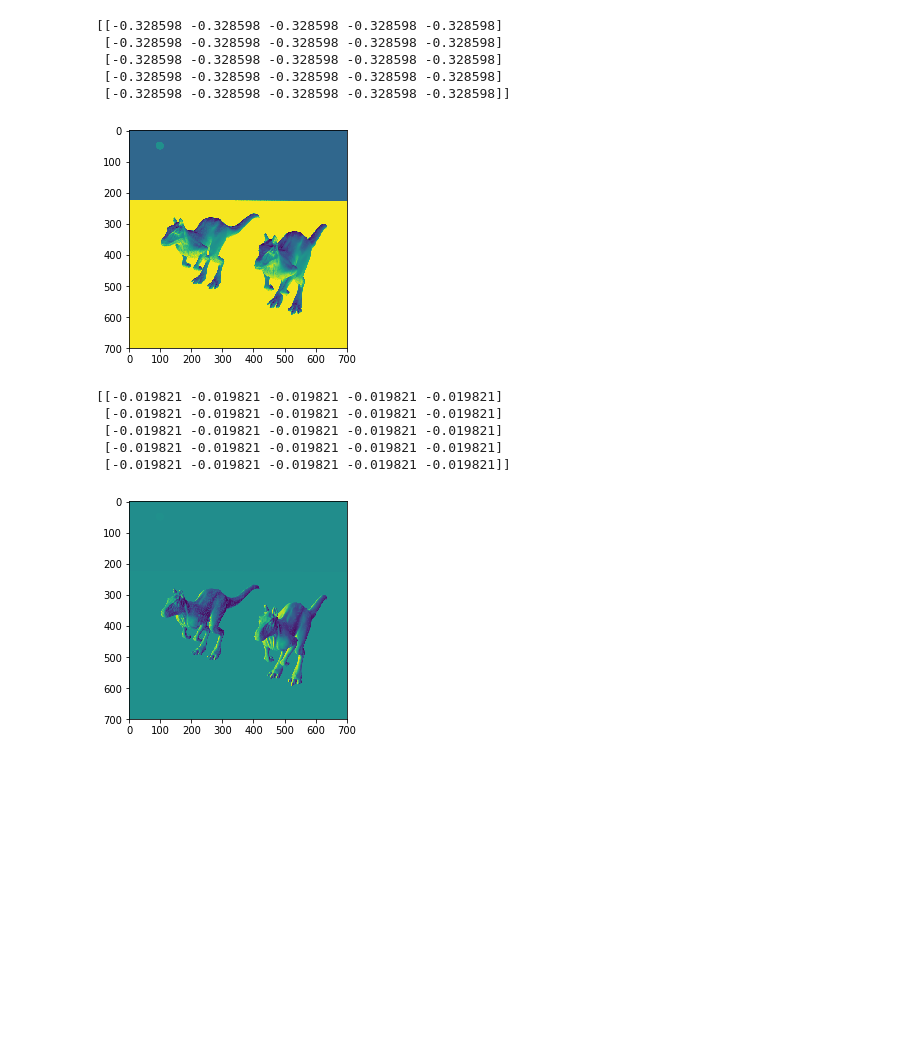
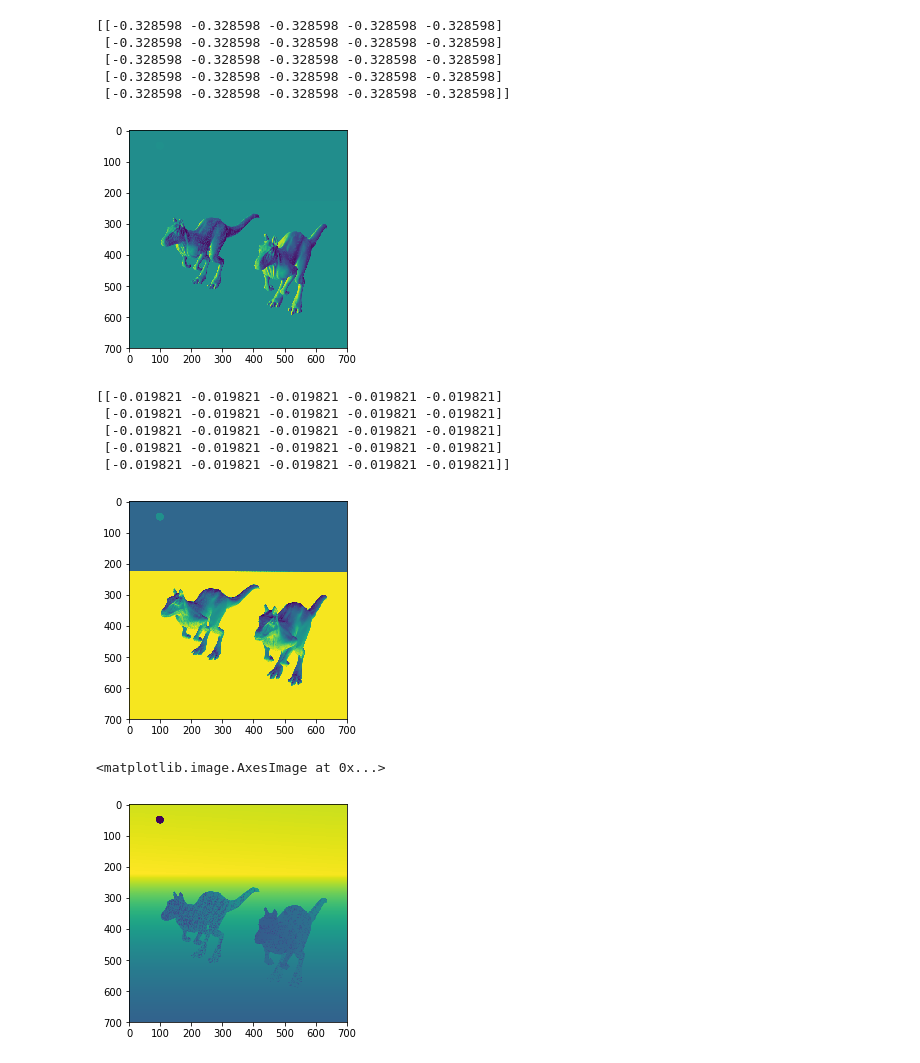
Before and after one commit to Arjun-Arora/CS348B_project, a Jupyter notebook: project/Untitled.ipynb, the cells around one changed output. Cells and saved outputs as stored; diff of their text form; code cells hidden in the pictures; blank space fills up the shorter version.

```diff
--- a/project/Untitled.ipynb
+++ b/project/Untitled.ipynb
@@ -16,5 +15,5 @@ Clipping input data to the valid range for imshow with RGB data ([0..1] for floa
 # %%
-plt.imshow(map_y.T)
+plt.imshow(map_x.T)
 print(map_y[0:5,0:5])
 # %% [output]
 [[-0.328598 -0.328598 -0.328598 -0.328598 -0.328598]
@@ -22,9 +21,9 @@ print(map_y[0:5,0:5])
  [-0.328598 -0.328598 -0.328598 -0.328598 -0.328598]
  [-0.328598 -0.328598 -0.328598 -0.328598 -0.328598]
  [-0.328598 -0.328598 -0.328598 -0.328598 -0.328598]]
-[figure, old version]
+[figure, new version]
 # %%
-plt.imshow(map_x.T)
+plt.imshow(map_y.T)
 print(map_x[0:5,0:5])
 # %% [output]
 [[-0.019821 -0.019821 -0.019821 -0.019821 -0.019821]
@@ -32,4 +31,9 @@ print(map_x[0:5,0:5])
  [-0.019821 -0.019821 -0.019821 -0.019821 -0.019821]
  [-0.019821 -0.019821 -0.019821 -0.019821 -0.019821]
  [-0.019821 -0.019821 -0.019821 -0.019821 -0.019821]]
-[figure, old version]
+[figure, new version]
+# %%
+plt.imshow(depth_map)
+# %% [output]
+<matplotlib.image.AxesImage at 0x...>
+[figure, added]
```
Also changed, not shown: parts of 2 cells of this notebook, 4 other files.
